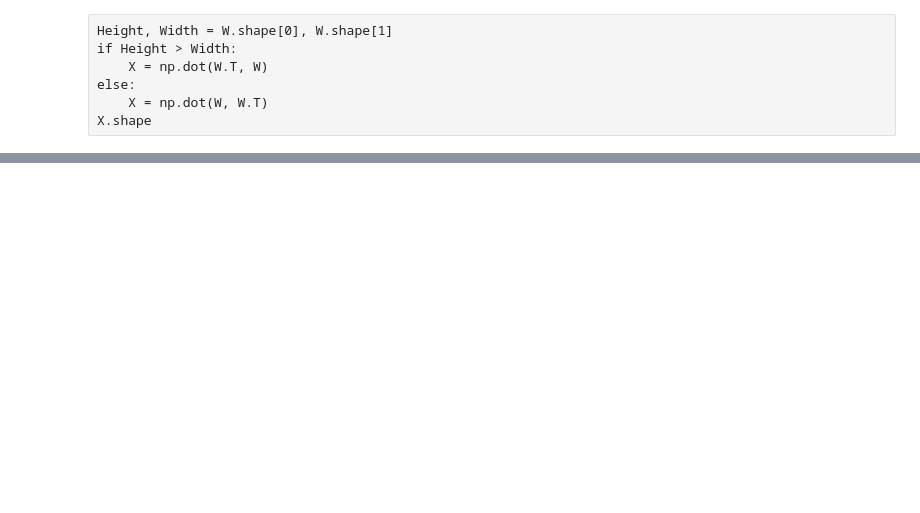
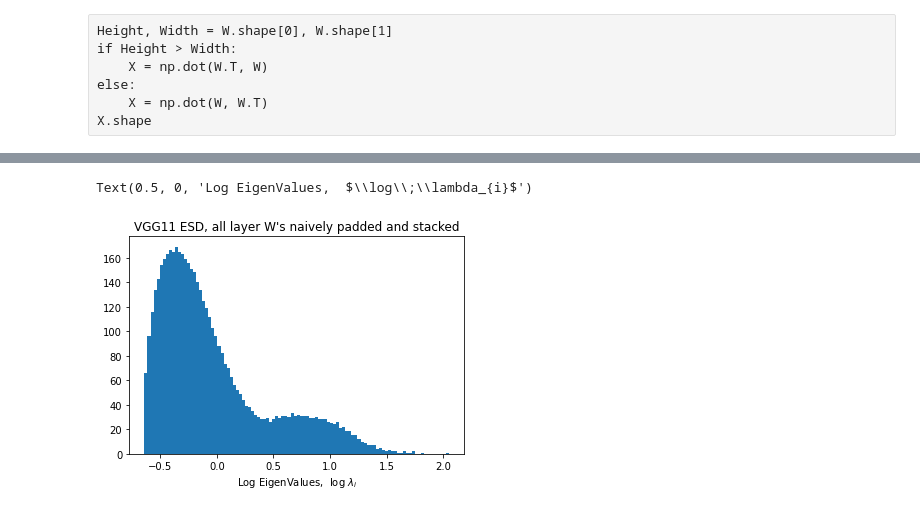
Before and after one commit to CalculatedContent/WeightWatcher, a Jupyter notebook: WWLayerIterator.ipynb, the cells around one changed output, grey strips where cells are left out. Drawn from its saved outputs; the diff is of its cells as text; code cells hidden in the pictures; blank space fills up the shorter version.

```diff
--- a/WWLayerIterator.ipynb
+++ b/WWLayerIterator.ipynb
@@ -252,0 +268,8 @@ plt.hist(evals, bins=100)
+# %%
+evals = svals*svals
+plt.hist(np.log10(evals), bins=100);
+plt.title("VGG11 ESD, all layer W's naively padded and stacked")
+plt.xlabel(r"Log EigenValues,  $\log\;\lambda_{i}$")
+# %% [output]
+Text(0.5, 0, 'Log EigenValues,  $\\log\\;\\lambda_{i}$')
+[figure, added]
```
Also changed, not shown: parts of 8 cells of this notebook.
